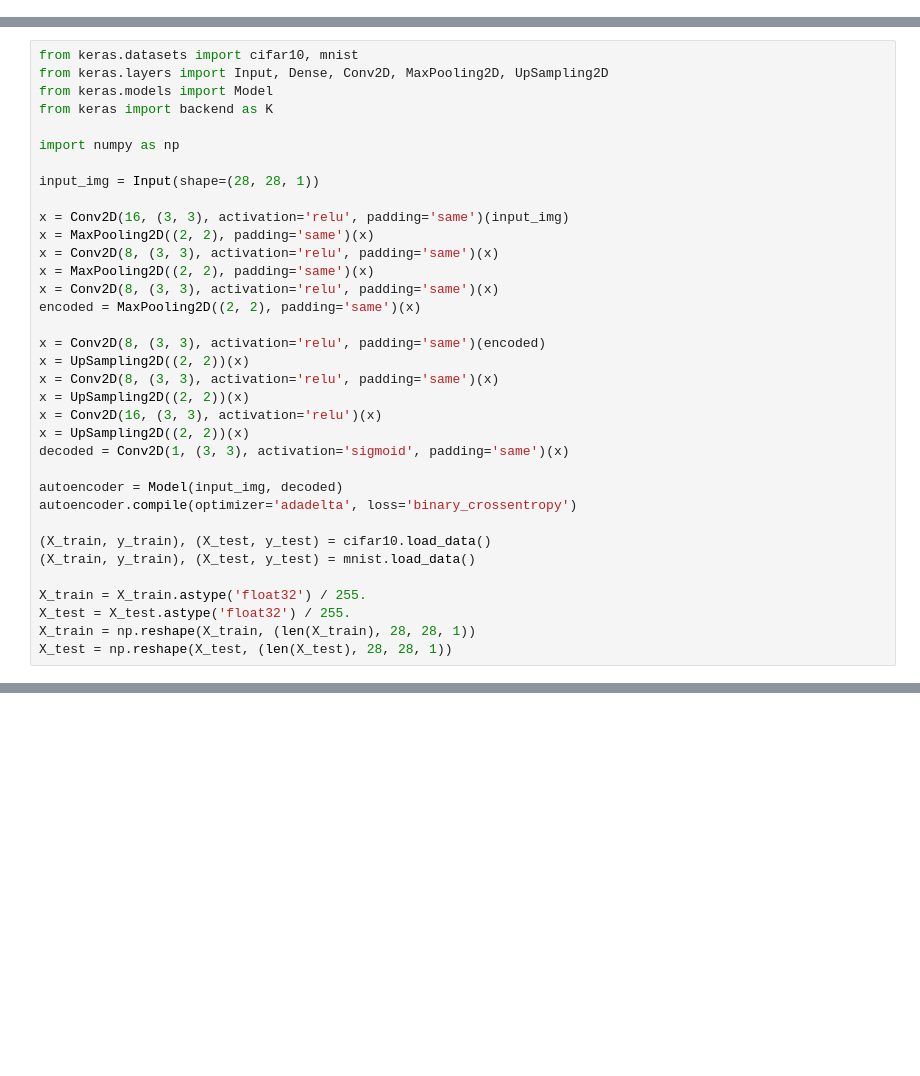
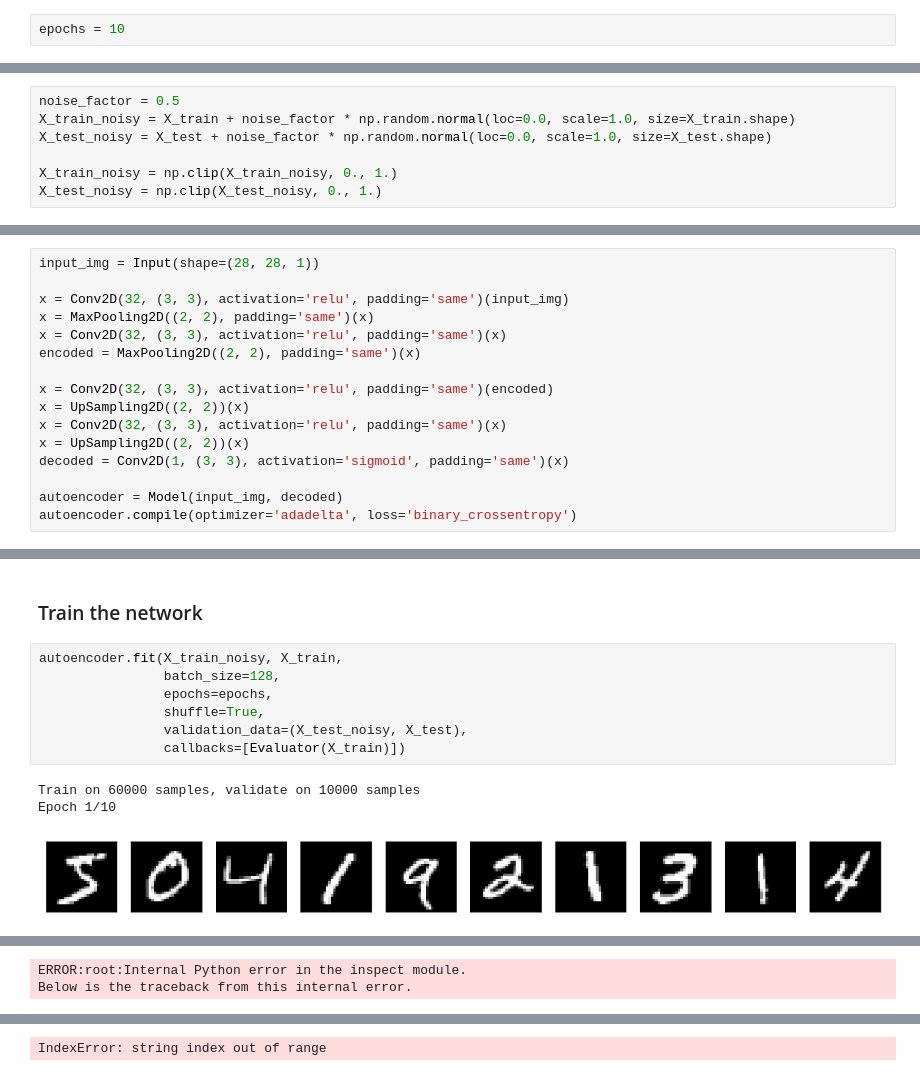
Before and after one commit to amirkeren/deep-learning-course, a Jupyter notebook: ex3/ex3.ipynb, the cells around one changed output, grey strips where cells are left out. Cells and saved outputs as stored; diff of their text form; blank space fills up the shorter version.

```diff
--- a/ex3/ex3.ipynb
+++ b/ex3/ex3.ipynb
@@ -0,0 +16,2 @@
+# %%
+epochs = 10
@@ -0,0 +34,7 @@
+# %%
+noise_factor = 0.5
+X_train_noisy = X_train + noise_factor * np.random.normal(loc=0.0, scale=1.0, size=X_train.shape)
+X_test_noisy = X_test + noise_factor * np.random.normal(loc=0.0, scale=1.0, size=X_test.shape)
+
+X_train_noisy = np.clip(X_train_noisy, 0., 1.)
+X_test_noisy = np.clip(X_test_noisy, 0., 1.)
@@ -1,35 +47,16 @@
 # %%
-from keras.datasets import cifar10, mnist
-from keras.layers import Input, Dense, Conv2D, MaxPooling2D, UpSampling2D
-from keras.models import Model
-from keras import backend as K
-
-import numpy as np
-
 input_img = Input(shape=(28, 28, 1))
 
-x = Conv2D(16, (3, 3), activation='relu', padding='same')(input_img)
+x = Conv2D(32, (3, 3), activation='relu', padding='same')(input_img)
 x = MaxPooling2D((2, 2), padding='same')(x)
-x = Conv2D(8, (3, 3), activation='relu', padding='same')(x)
-x = MaxPooling2D((2, 2), padding='same')(x)
-x = Conv2D(8, (3, 3), activation='relu', padding='same')(x)
+x = Conv2D(32, (3, 3), activation='relu', padding='same')(x)
 encoded = MaxPooling2D((2, 2), padding='same')(x)
 
-x = Conv2D(8, (3, 3), activation='relu', padding='same')(encoded)
+x = Conv2D(32, (3, 3), activation='relu', padding='same')(encoded)
 x = UpSampling2D((2, 2))(x)
-x = Conv2D(8, (3, 3), activation='relu', padding='same')(x)
-x = UpSampling2D((2, 2))(x)
-x = Conv2D(16, (3, 3), activation='relu')(x)
+x = Conv2D(32, (3, 3), activation='relu', padding='same')(x)
 x = UpSampling2D((2, 2))(x)
 decoded = Conv2D(1, (3, 3), activation='sigmoid', padding='same')(x)
 
 autoencoder = Model(input_img, decoded)
 autoencoder.compile(optimizer='adadelta', loss='binary_crossentropy')
-
-(X_train, y_train), (X_test, y_test) = cifar10.load_data()
-(X_train, y_train), (X_test, y_test) = mnist.load_data()
-
-X_train = X_train.astype('float32') / 255.
-X_test = X_test.astype('float32') / 255.
-X_train = np.reshape(X_train, (len(X_train), 28, 28, 1))
-X_test = np.reshape(X_test, (len(X_test), 28, 28, 1))
@@ -43,0 +63,13 @@ Downloading data from https://s3.amazonaws.com/img-datasets/mnist.npz
+# %% [markdown]
+### Train the network
+# %%
+autoencoder.fit(X_train_noisy, X_train,
+                batch_size=128,
+                epochs=epochs,
+                shuffle=True,
+                validation_data=(X_test_noisy, X_test),
+                callbacks=[Evaluator(X_train)])
+# %% [output]
+Train on 60000 samples, validate on 10000 samples
+Epoch 1/10
+[figure, added]
@@ -43,0 +78,2 @@ Downloading data from https://s3.amazonaws.com/img-datasets/mnist.npz
+ERROR:root:Internal Python error in the inspect module.
+Below is the traceback from this internal error.
@@ -43,0 +97 @@ Downloading data from https://s3.amazonaws.com/img-datasets/mnist.npz
+IndexError: string index out of range
```
Also changed, not shown: parts of 11 cells of this notebook, 2 other files.
